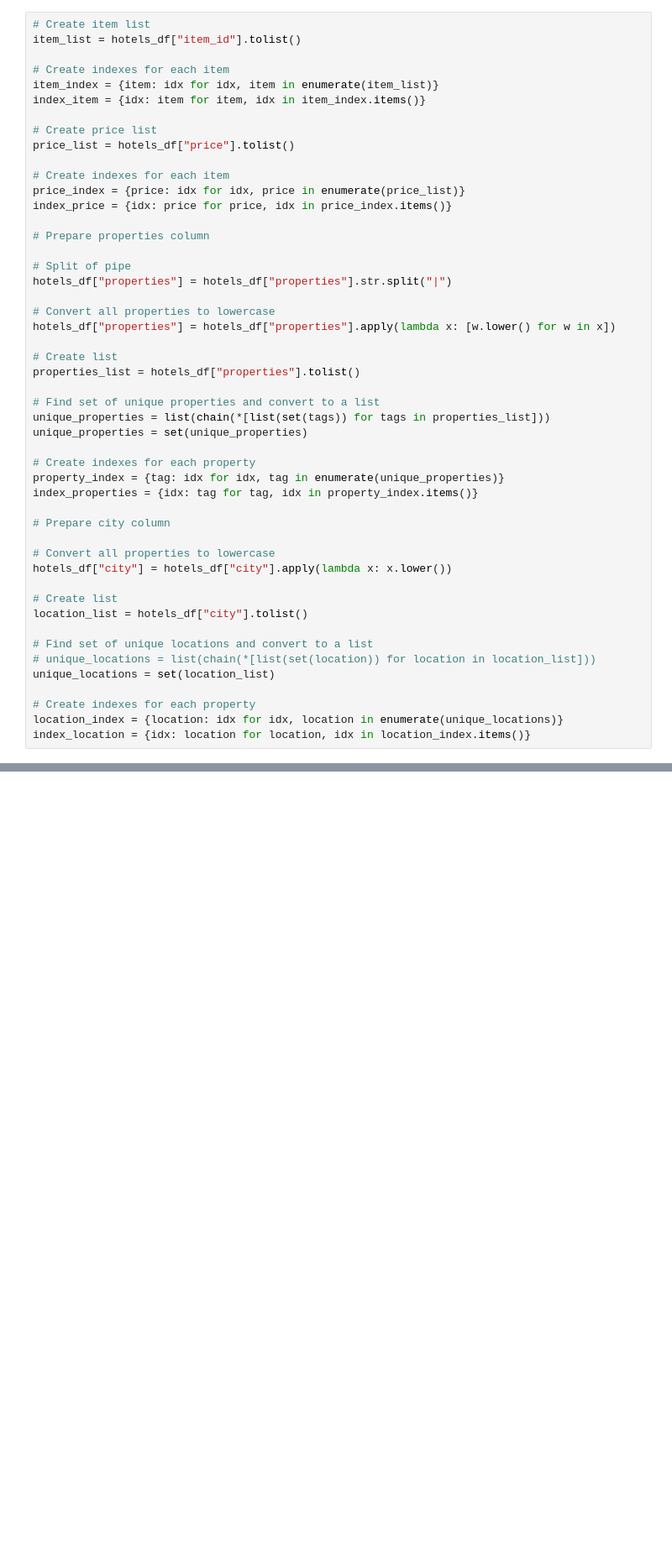
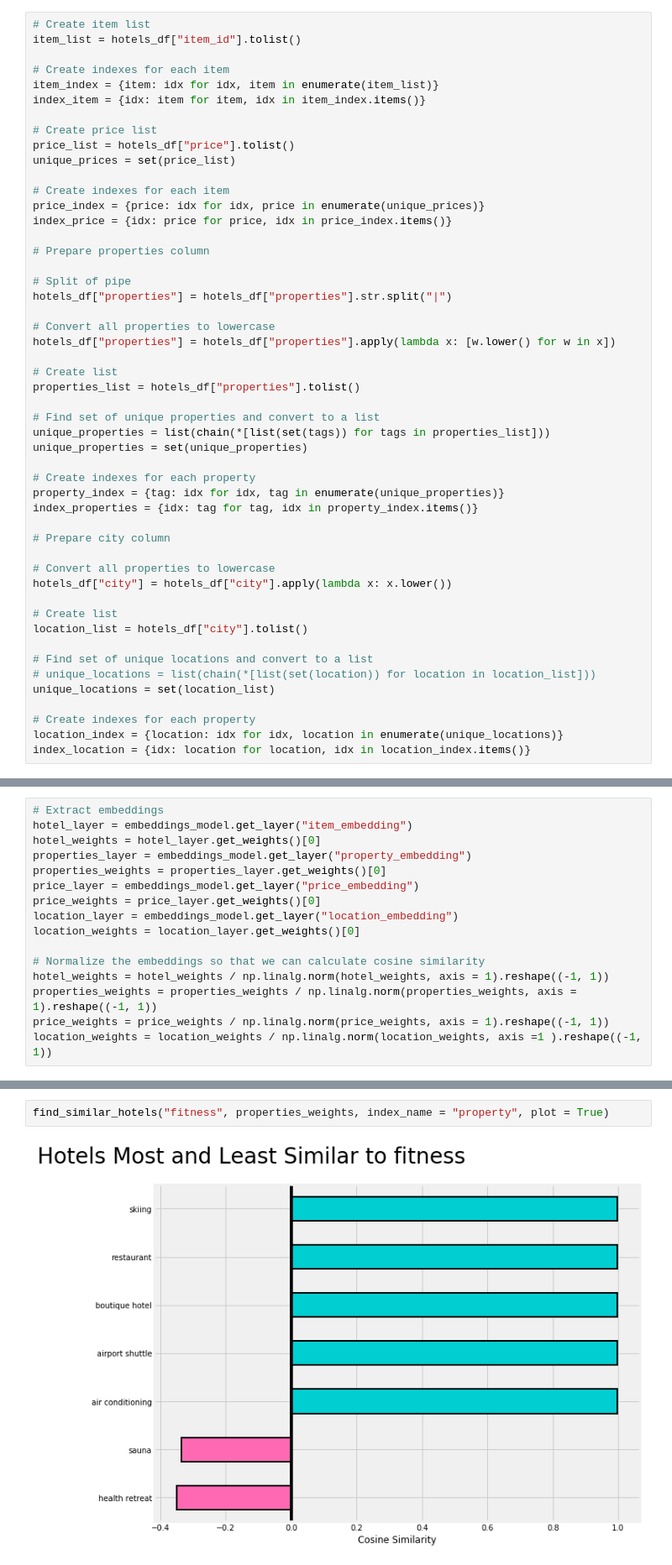
Before and after one commit to fpleoni/where_do_we_go_from_here, a Jupyter notebook: jupyter_notebooks/using_embeddings_from_second_attempt.ipynb, the cells around one changed output, grey strips where cells are left out. Shown at 84% size. Drawn from its saved outputs; the diff is of its cells as text; blank space fills up the shorter version.

Commit message:
using weights and architecture from second embeddings model to make recommendations

```diff
--- a/jupyter_notebooks/using_embeddings_from_second_attempt.ipynb
+++ b/jupyter_notebooks/using_embeddings_from_second_attempt.ipynb
@@ -38,9 +59,10 @@ index_item = {idx: item for item, idx in item_index.items()}
 
 # Create price list
 price_list = hotels_df["price"].tolist()
+unique_prices = set(price_list)
 
 # Create indexes for each item
-price_index = {price: idx for idx, price in enumerate(price_list)}
+price_index = {price: idx for idx, price in enumerate(unique_prices)}
 index_price = {idx: price for price, idx in price_index.items()}
 
 # Prepare properties column
@@ -90,0 +106,16 @@ Use tf.cast instead.
+# %%
+# Extract embeddings
+hotel_layer = embeddings_model.get_layer("item_embedding")
+hotel_weights = hotel_layer.get_weights()[0]
+properties_layer = embeddings_model.get_layer("property_embedding")
+properties_weights = properties_layer.get_weights()[0]
+price_layer = embeddings_model.get_layer("price_embedding")
+price_weights = price_layer.get_weights()[0]
+location_layer = embeddings_model.get_layer("location_embedding")
+location_weights = location_layer.get_weights()[0]
+
+# Normalize the embeddings so that we can calculate cosine similarity
+hotel_weights = hotel_weights / np.linalg.norm(hotel_weights, axis = 1).reshape((-1, 1))
+properties_weights = properties_weights / np.linalg.norm(properties_weights, axis = 1).reshape((-1, 1))
+price_weights = price_weights / np.linalg.norm(price_weights, axis = 1).reshape((-1, 1))
+location_weights = location_weights / np.linalg.norm(location_weights, axis =1 ).reshape((-1, 1))
@@ -90,0 +207,4 @@ Use tf.cast instead.
+# %%
+find_similar_hotels("fitness", properties_weights, index_name = "property", plot = True)
+# %% [output]
+[figure, added]
```
Also changed, not shown: parts of 15 cells of this notebook.
